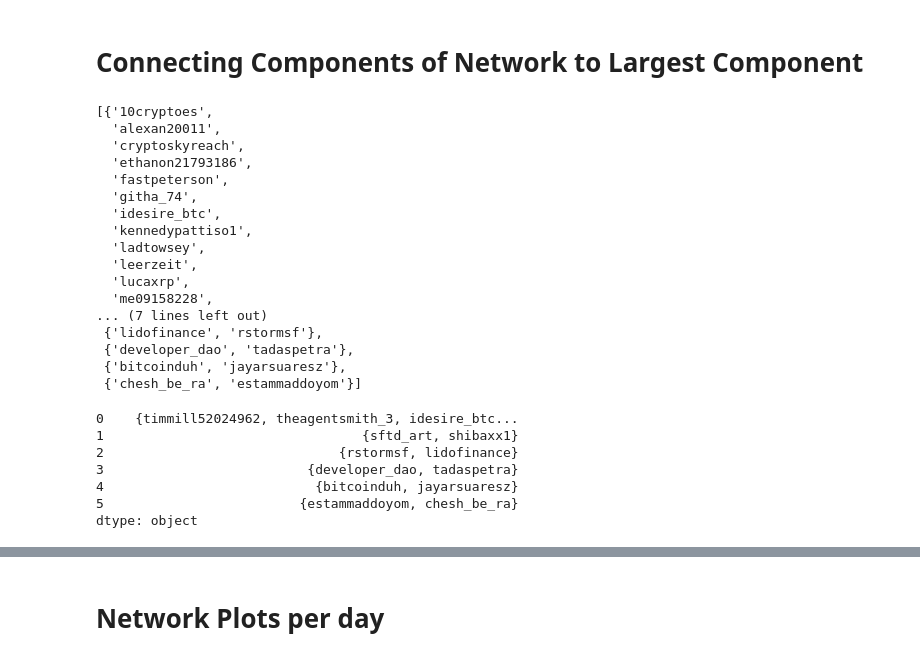
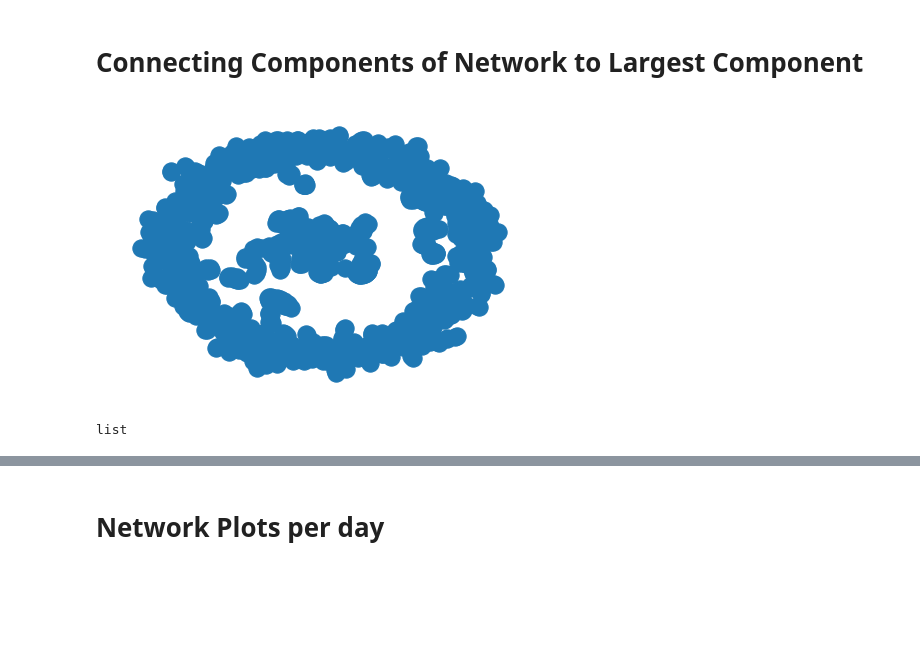
Before and after one commit to christianschwendner/coins_2122, a Jupyter notebook: Model/Model_per_Currency_wip.ipynb, the cells around one changed output, grey strips where cells are left out. Drawn from its saved outputs; the diff is of its cells as text; code cells hidden in the pictures; blank space fills up the shorter version.

```diff
--- a/Model/Model_per_Currency_wip.ipynb
+++ b/Model/Model_per_Currency_wip.ipynb
@@ -206,5 +194,5 @@ Try using .loc[row_indexer,col_indexer] = value instead
 See the caveats in the documentation: https://pandas.pydata.org/pandas-docs/stable/user_guide/indexing.html#returning-a-view-versus-a-copy
   ng['src'] = ng.index
 # %%
-ng
+ng['index'] = ng.index
 # %% [output]
@@ -301,41 +293,15 @@ nsc
  'lucaxrp': None}
 # %% [markdown]
 # Connecting Components of Network to Largest Component
+# %%
+G = nx.convert_matrix.from_pandas_edgelist(df=ng,source='src', target='dst', edge_attr=True)
+
+nx.draw(G)
+# %% [output]
+[figure, added]
 # %%
 Gcc = sorted(nx.connected_components(G), key=len, reverse=True)
 G0 = G.subgraph(Gcc[0])
+type(Gcc)
+# %% [output]
+list
-# %%
-#len(G)
-#nx.draw(G0, pos)
-
-
-#len(Gcc[0])
-Gcc
-# %% [output]
-[{'10cryptoes',
-  'alexan20011',
-  'cryptoskyreach',
-  'ethanon21793186',
-  'fastpeterson',
-  'githa_74',
-  'idesire_btc',
-  'kennedypattiso1',
-  'ladtowsey',
-  'leerzeit',
-  'lucaxrp',
-  'me09158228',
-... (7 lines left out)
- {'lidofinance', 'rstormsf'},
- {'developer_dao', 'tadaspetra'},
- {'bitcoinduh', 'jayarsuaresz'},
- {'chesh_be_ra', 'estammaddoyom'}]
-# %%
-pd.Series(nx.connected_components(G))
-# %% [output]
-0    {timmill52024962, theagentsmith_3, idesire_btc...
-1                                 {sftd_art, shibaxx1}
-2                              {rstormsf, lidofinance}
-3                          {developer_dao, tadaspetra}
-4                           {bitcoinduh, jayarsuaresz}
-5                         {estammaddoyom, chesh_be_ra}
-dtype: object
```
Also changed, not shown: parts of 29 cells of this notebook.
